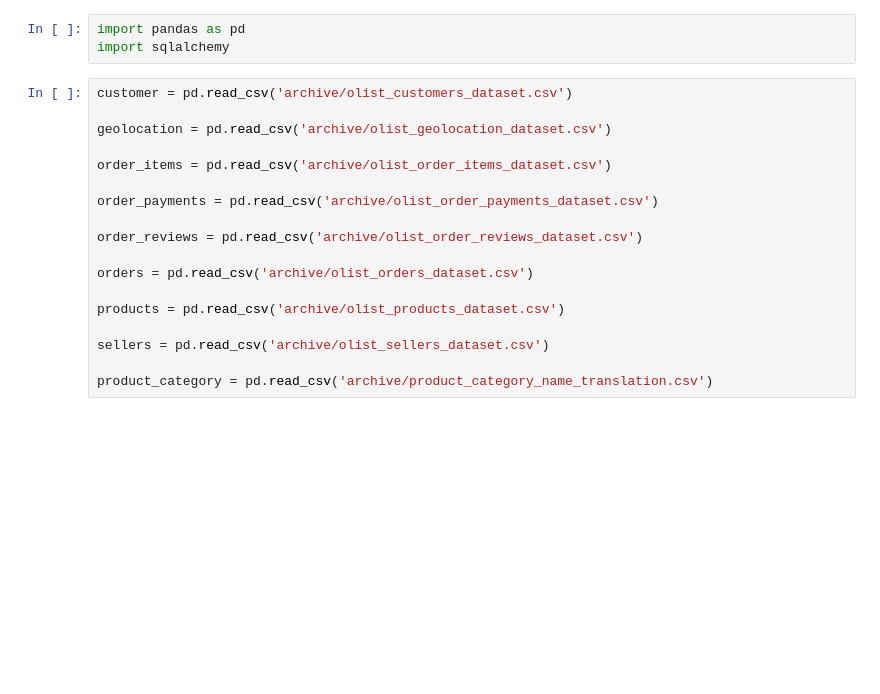
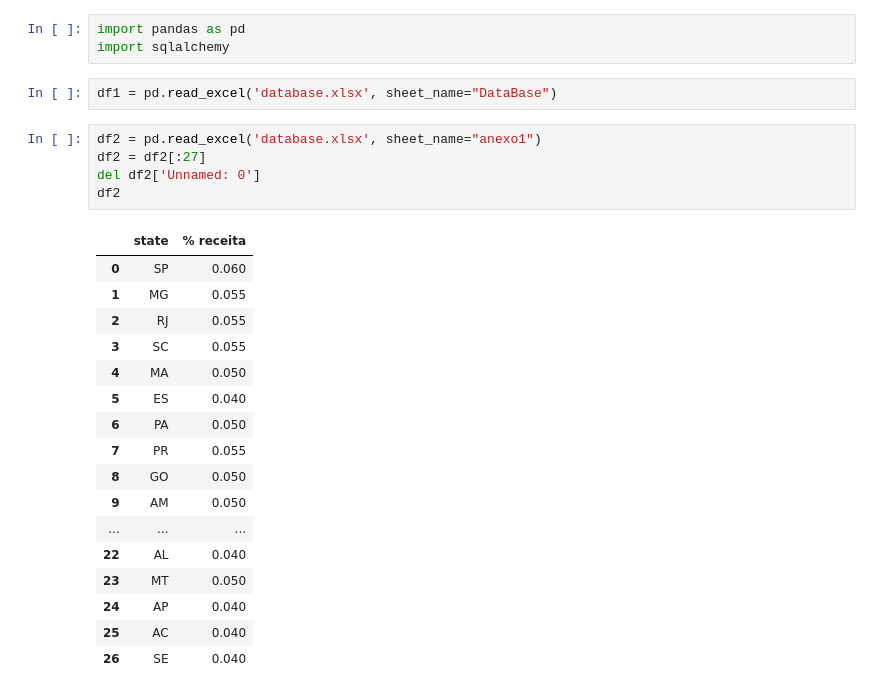
Before and after one commit to felipesembay/Curso_Machine_Learning, a Jupyter notebook: Creditas/Arquivos Jupyter/conection_creditas.ipynb, the cells around one changed output. Drawn from its saved outputs; the diff is of its cells as text; blank space fills up the shorter version.

```diff
--- a/Creditas/Arquivos Jupyter/conection_creditas.ipynb
+++ b/Creditas/Arquivos Jupyter/conection_creditas.ipynb
@@ -5,20 +5,27 @@
 import pandas as pd
 import sqlalchemy
 # %%
-customer = pd.read_csv('archive/olist_customers_dataset.csv')
-
-geolocation = pd.read_csv('archive/olist_geolocation_dataset.csv')
-
-order_items = pd.read_csv('archive/olist_order_items_dataset.csv')
-
-order_payments = pd.read_csv('archive/olist_order_payments_dataset.csv')
-
-order_reviews = pd.read_csv('archive/olist_order_reviews_dataset.csv')
-
-orders = pd.read_csv('archive/olist_orders_dataset.csv')
-
-products = pd.read_csv('archive/olist_products_dataset.csv')
-
-sellers = pd.read_csv('archive/olist_sellers_dataset.csv')
-
-product_category = pd.read_csv('archive/product_category_name_translation.csv')
+df1 = pd.read_excel('database.xlsx', sheet_name="DataBase")
+# %%
+df2 = pd.read_excel('database.xlsx', sheet_name="anexo1")
+df2 = df2[:27]
+del df2['Unnamed: 0']
+df2
+# %% [output]
+|  | state | % receita |
+| 0 | SP | 0.060 |
+| 1 | MG | 0.055 |
+| 2 | RJ | 0.055 |
+| 3 | SC | 0.055 |
+| 4 | MA | 0.050 |
+| 5 | ES | 0.040 |
+| 6 | PA | 0.050 |
+| 7 | PR | 0.055 |
+| 8 | GO | 0.050 |
+| 9 | AM | 0.050 |
+| ... | ... | ... |
+| 22 | AL | 0.040 |
+| 23 | MT | 0.050 |
+| 24 | AP | 0.040 |
+| 25 | AC | 0.040 |
+| 26 | SE | 0.040 |
```
Also changed, not shown: parts of 15 cells of this notebook, 46 other files.
